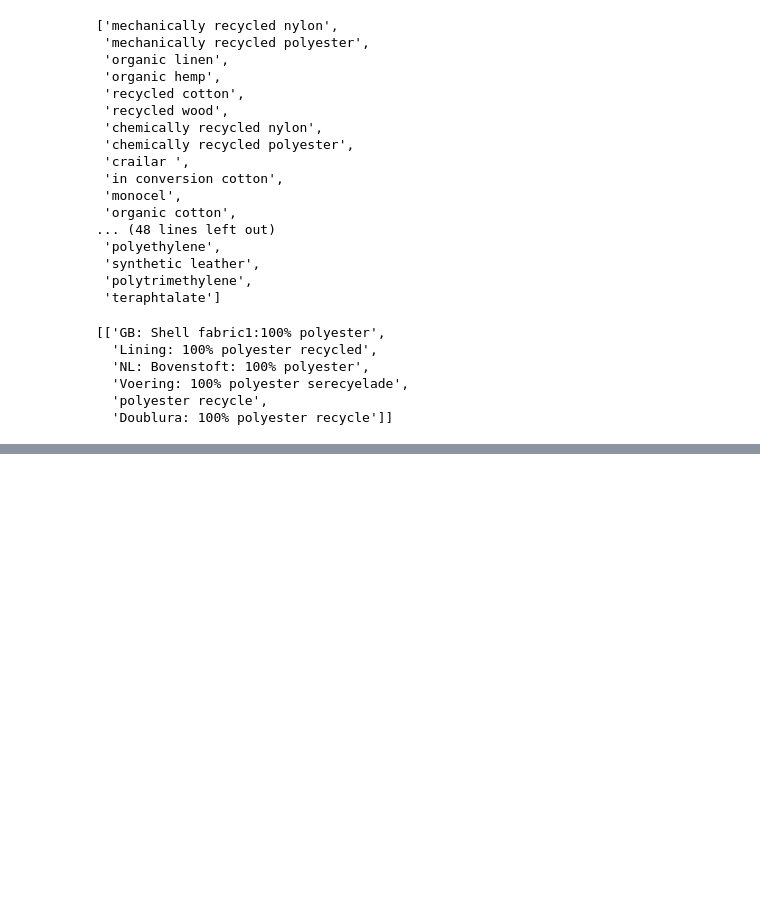
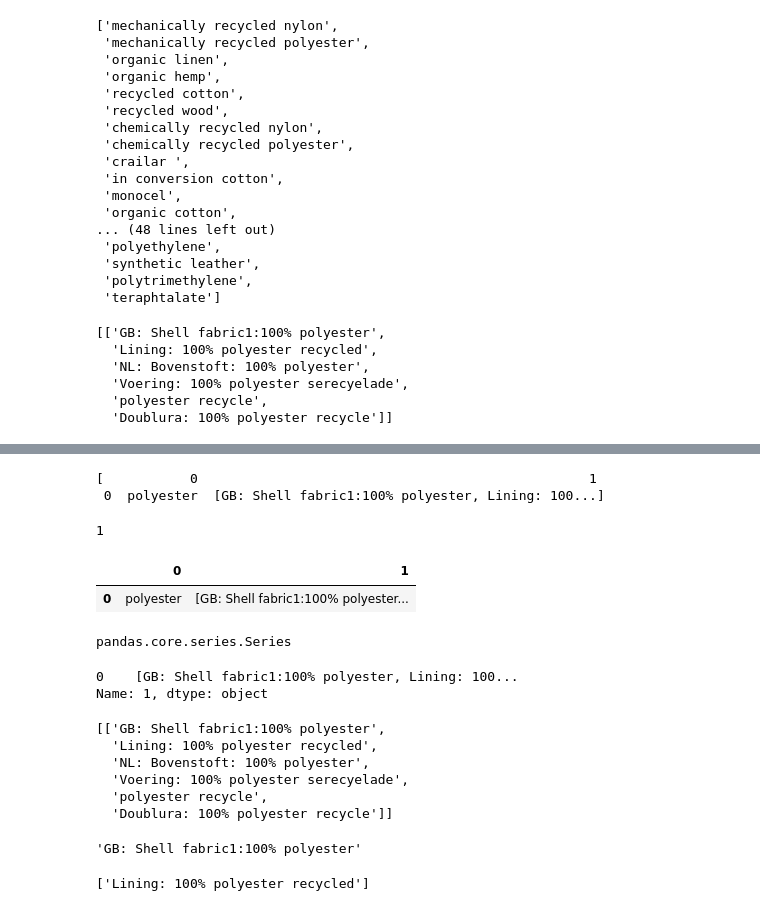
Before and after one commit to lunadabinovic/eco_fashion_project, a Jupyter notebook: notebooks/image_test_sample_2.ipynb, the cells around one changed output, grey strips where cells are left out. Cells and saved outputs as stored; diff of their text form; code cells hidden in the pictures; blank space fills up the shorter version.

```diff
--- a/notebooks/image_test_sample_2.ipynb
+++ b/notebooks/image_test_sample_2.ipynb
@@ -473,0 +499,51 @@ all_matches
+# %%
+matches_check_ro = [all_matches.iloc[0:1] for match in all_matches[0] if match in rec_org_list]
+matches_check_ro
+# %% [output]
+[           0                                                  1
+ 0  polyester  [GB: Shell fabric1:100% polyester, Lining: 100...]
+# %%
+len(matches_check_ro)
+# %% [output]
+1
+# %%
+matches_check_ro[0]
+# %% [output]
+|  | 0 | 1 |
+| 0 | polyester | [GB: Shell fabric1:100% polyester... |
+# %%
+type(matches_check_ro[0][1])
+# %% [output]
+pandas.core.series.Series
+# %%
+matches_check_ro[0][1]
+# %% [output]
+0    [GB: Shell fabric1:100% polyester, Lining: 100...
+Name: 1, dtype: object
+# %%
+matches_check_ro[0][1].tolist()
+# %% [output]
+[['GB: Shell fabric1:100% polyester',
+  'Lining: 100% polyester recycled',
+  'NL: Bovenstoft: 100% polyester',
+  'Voering: 100% polyester serecyelade',
+  'polyester recycle',
+  'Doublura: 100% polyester recycle']]
+# %%
+matches_ro_list = matches_check_ro[0][1].tolist()
+matches_ro_list[0][0]
+# %% [output]
+'GB: Shell fabric1:100% polyester'
+# %%
+#matches_ro = [matches_check_ro[0] for line_tag in matches_check_ro[0][1] if line_tag in ['recycled', 'organic']]
+#matches_ro
+#for line_tag in matches_check_ro[0][1].tolist():
+#    if ('recycled' or 'organic') in line_tag:
+#        print(line_tag)
+
+#matches_check_ro[0][1].isin(['recycled', 'organic'])
+
+matching = [s for s in matches_ro_list[0] if 'recycled' in s]
+print(matching)
+# %% [output]
+['Lining: 100% polyester recycled']
```
Also changed, not shown: parts of 8 cells of this notebook, 5 other files.
